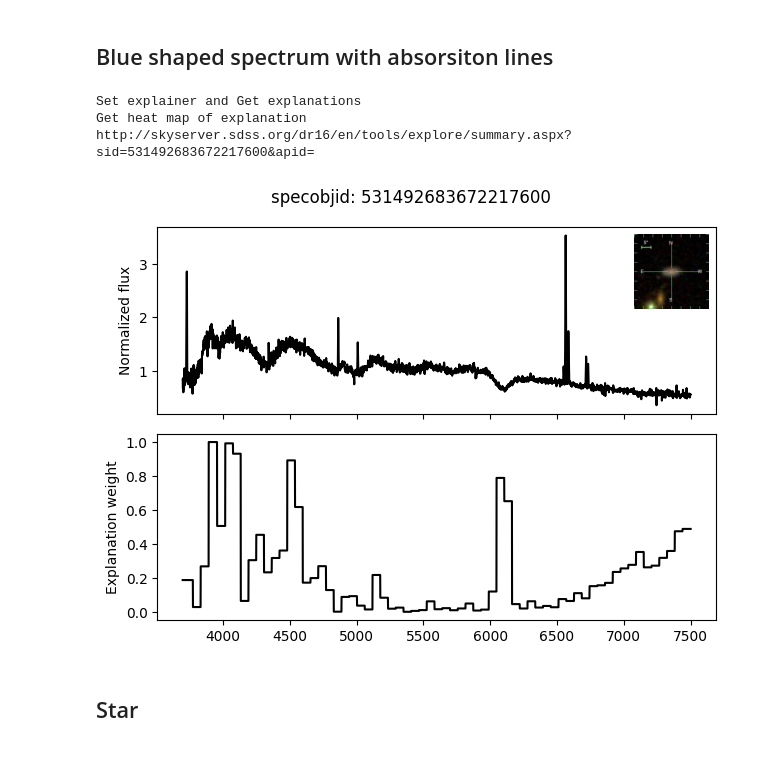
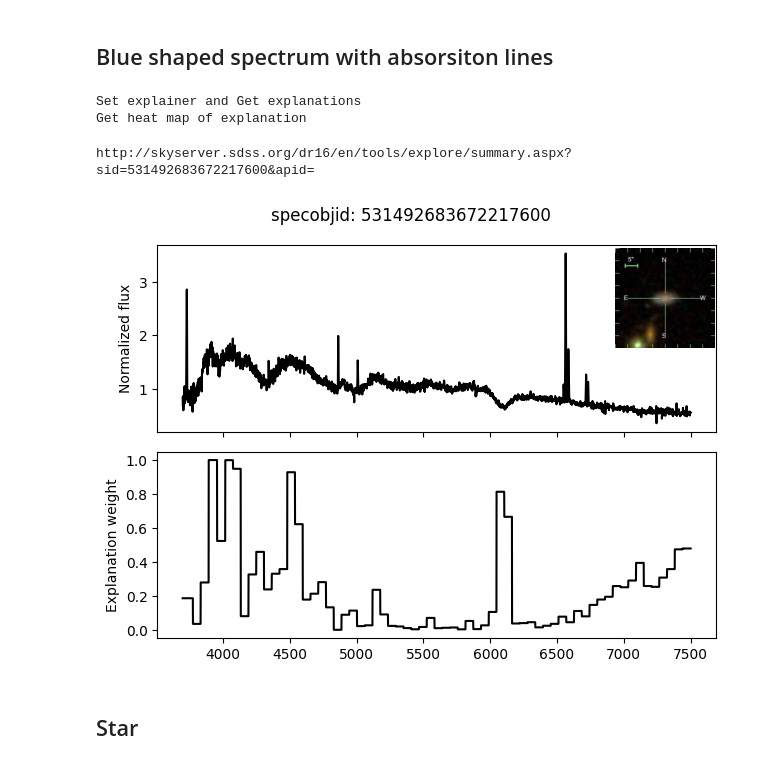
Before and after one commit to ed-ortizm/xai-astronomy, a Jupyter notebook: paper/results/02_explanations_representative_anomalies.ipynb, the cells around one changed output. Drawn from its saved outputs; the diff is of its cells as text; code cells hidden in the pictures.

```diff
--- a/paper/results/02_explanations_representative_anomalies.ipynb
+++ b/paper/results/02_explanations_representative_anomalies.ipynb
@@ -511,66 +512,48 @@ from_score = strong_emission_lines["metric"]
 save_for_paper_to = f"{paper_figures_dir}/astro_intuition_xai/mse"
 save_for_phd_to = f"{data_dir}/{bin_id}/{from_score}/sdss_images"
 
-# meta.download_sdss_spectrum_image(
-#     specobjid=specobjid,
-#     save_to=save_for_paper_to,
-#     image_format="jpeg",
+# ra, dec = meta_data_df[['ra', 'dec']].loc[specobjid].values
+
+# get_sdss_spec_img(
+#     specobjid,
+#     ra, dec,
+#     paper_dir=save_for_paper_to,
+#     phd_dir=save_for_phd_to
 # )
 
-# meta.download_sdss_spectrum_image(
-#     specobjid=specobjid,
-#     save_to=save_for_phd_to,
-#     image_format="jpeg",
-# )
-
-# ra, dec = meta_data_df[['ra', 'dec']].loc[specobjid].values
-
-# meta.get_sdss_image(
-#     specobjid,
-#     coordinates= (ra, dec),
-#     save_to=save_for_paper_to,
-#     image_format="jpeg",
-# )
-
-# meta.get_sdss_image(
-#     specobjid,
-#     coordinates= (ra, dec),
-#     save_to=save_for_phd_to,
-#     image_format="jpeg",
-# )
 
 image_name = f"image_{specobjid}.jpeg"
 # Load the image
 img = mpimg.imread(f"{save_for_paper_to}/{image_name}")
-
+width_height_image = 1
 # Create inset in top-right corner of axs[0]
 axins = inset_axes(
     axs[0],
-    width=0.75, height=0.75,
-    bbox_to_anchor=(1, 1),
+    width=width_height_image, height=width_height_image,
+    bbox_to_anchor=(1.01, 1.02),
     bbox_transform=axs[0].transAxes,
     loc="upper right"
     )
 
 # Show image in the inset
 axins.imshow(img)
 axins.axis('off')  # Hide axis around the image
 fig.tight_layout()
 
 explanation_str = explanation_name(lime_config, fudge_config)
 
 fig.savefig(
-    f"{save_for_paper_to}/{specobjid}_{anomaly_from_score}_{explanation_str}.pdf"
+    f"{save_for_paper_to}/{specobjid}_{from_score}_{explanation_str}.pdf"
 )
 fig.savefig(
-    f"{save_for_phd_to}/{specobjid}_{anomaly_from_score}_{explanation_str}.pdf"
+    f"{save_for_phd_to}/{specobjid}_{from_score}_{explanation_str}.pdf"
 )
 print(meta.get_sky_server_url(specobjid))
 # %% [output]
 Set explainer and Get explanations
 Get heat map of explanation
-http://skyserver.sdss.org/dr16/en/tools/explore/summary.aspx?sid=531492683672217600&apid=
+http://skyserver.sdss.org/dr16/en/tools/explore/summary.aspx?sid=531492683672217600&apid=
-[figure, old version]
+[figure, new version]
 # %% [markdown]
 ## Star
 # %%
```
Also changed, not shown: parts of 11 cells of this notebook, 1 other file.
